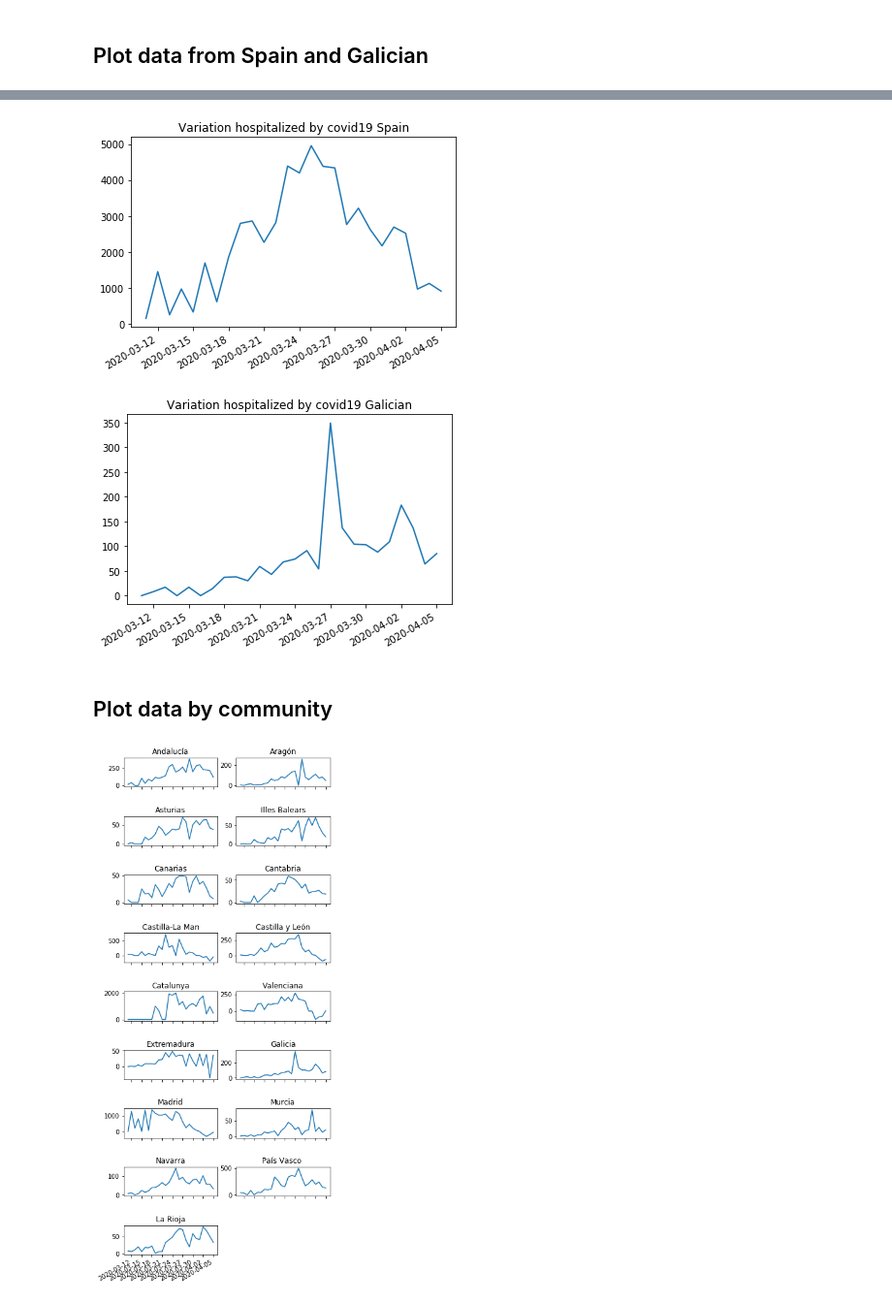
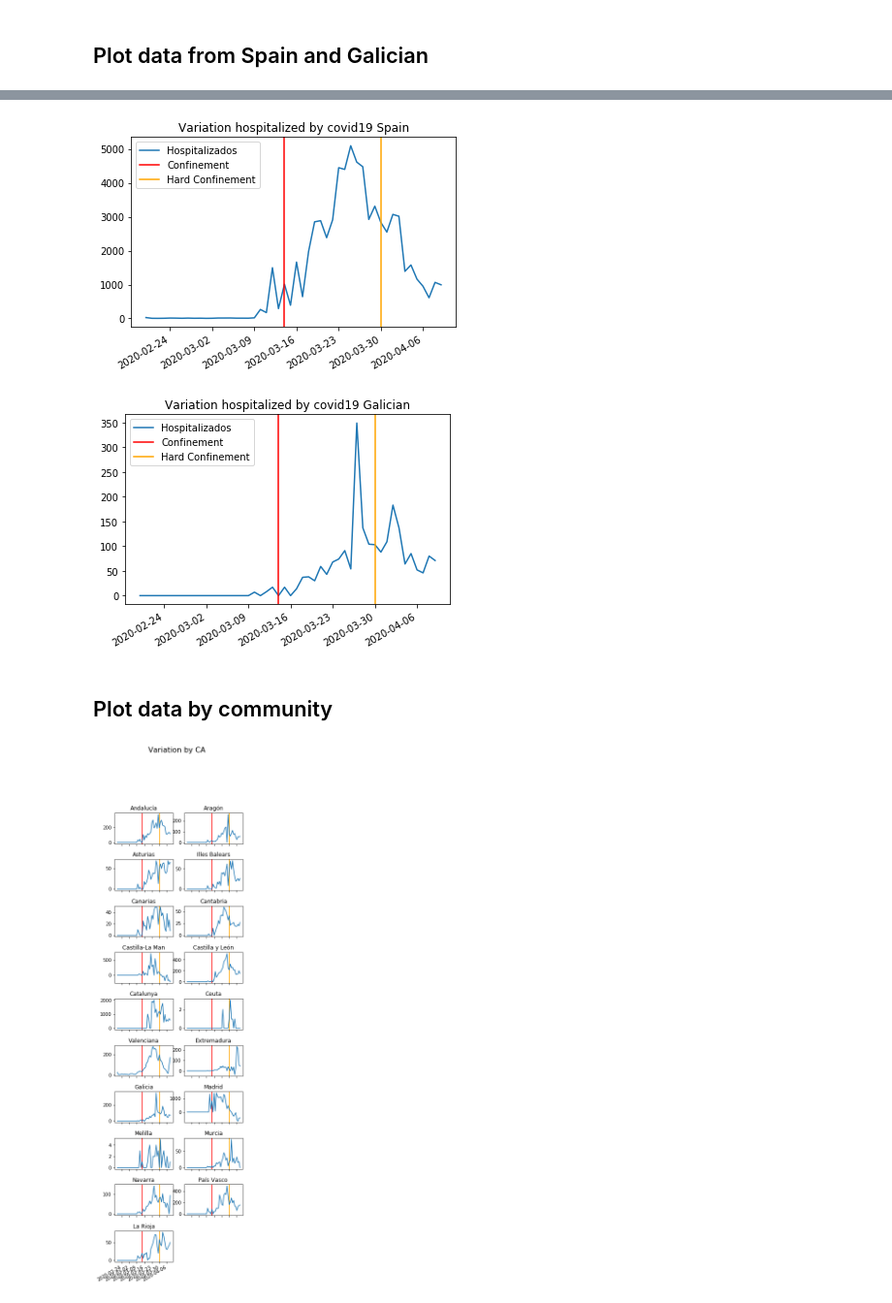
Before and after one commit to jotavaladouro/covid19, a Jupyter notebook: Coronavirus.ipynb, the cells around one changed output, grey strips where cells are left out. Shown at 97% size. Drawn from its saved outputs; the diff is of its cells as text; code cells hidden in the pictures.

```diff
--- a/Coronavirus.ipynb
+++ b/Coronavirus.ipynb
@@ -22,21 +37,25 @@ def plot(dates, value, title= "", file_to_save=None):
     if file_to_save is not None:
         fig.savefig(file_to_save)
 # %%
-def ca_get_name(code):
+def ca_get_name(code: str) -> str:
     try:
-        st=pycountry.subdivisions.get(code='ES-' + code)
-        return (st.name.split(',')[0].split('/')[0])
+        st = pycountry.subdivisions.get(code='ES-' + code)
+        return st.name.split(',')[0].split('/')[0]
     except:
         return code
+# %%
+def get_diff_hospitalized_by_day(df: pd.DataFrame) -> List:
+    return df[SZ_COLUMN_HOSPITALIZED] - df[SZ_COLUMN_HOSPITALIZED].shift(1).fillna(0)
 # %% [markdown]
 ## Get data
 Get panda dataframe with data about covid19 in Spain from the Spanish government.
 # %%
-r = requests.get(url, allow_redirects=True)
+r = requests.get(URL_FILE_CSV, allow_redirects=True)
 open('serie_historica_acumulados.csv', 'wb').write(r.content)
-df_read = pd.read_csv("serie_historica_acumulados.csv", encoding=file_encoding)
-df = df_read[columns_use].copy()
-df["Date"] = pd.to_datetime(df["Fecha"], format='%d/%m/%Y')
+df_read = pd.read_csv("serie_historica_acumulados.csv", encoding=FILE_ENCODING)
+df = df_read[COLUMNS_USE].copy()
+df["Date"] = pd.to_datetime(df[SZ_COLUMN_DATE], format='%d/%m/%Y')
+df[SZ_COLUMN_HOSPITALIZED] = df[SZ_COLUMN_HOSPITALIZED].fillna(0)
 df = df.dropna()
 # %%
 # Create data to all Spain (df_es) and Galician(df_ga)
@@ -63,41 +81,42 @@ diff_hospitalized_galician = df_ga["Hospitalizados"] - df_ga["Hospitalizados"].s
 # %%
 plot(df_es["Date"],
-     diff_hospitalized_spain,
+     get_diff_hospitalized_by_day(df_es),
      title="Variation hospitalized by covid19 Spain",
-     file_to_save="VariationSpain")
+     file_to_save=FILE_VARIATION_SP)
 # %% [output]
-[figure, old version]
+[figure, new version]
 # %%
 plot(df_ga["Date"],
-     diff_hospitalized_galician,
+      get_diff_hospitalized_by_day(df_ga),
      title="Variation hospitalized by covid19 Galician",
      file_to_save="VariationGalician")
 # %% [output]
-[figure, old version]
+[figure, new version]
 # %% [markdown]
 ## Plot data by community
 # %%
-lst_ca=list(df[sz_column_ca].unique())
-lst_ca.remove("CE")
-lst_ca.remove("ME")
+lst_ca=list(df[SZ_COLUMN_CA].unique())
 n_columns=2
 n_rows= math.ceil(len(lst_ca) /  n_columns)
 fig, ax = plt.subplots( n_rows ,
-                       n_columns)
+                       n_columns,
+                       figsize=(5, 20))
 for ca in lst_ca:
     index=lst_ca.index(ca)
     column = math.floor(index/n_columns)
     row = index - column * n_columns
-    df_tmp = df[df[sz_column_ca] == ca]
-    diff = (df_tmp["Hospitalizados"] -
-                                df_tmp["Hospitalizados"].shift(1))
+    df_ca = df[df[SZ_COLUMN_CA] == ca]
+    values = get_diff_hospitalized_by_day(df_ca)
+    ax[column, row].axvline(DATE_INIT_CONFINEMENT, color='r')
+    ax[column, row].axvline(DATE_INIT_HARD_CONFINEMENT, color='orange')
     ax[column, row].set_title(ca_get_name(ca)[:15])
-    ax[column, row].plot(df_tmp["Date"], diff)
-plt.subplots_adjust(top=3, hspace=1)
+    ax[column, row].plot(df_ca["Date"], values)
+plt.subplots_adjust(hspace=0.5)
 fig.autofmt_xdate()
 if len(lst_ca) %2 != 0:
     fig.delaxes(ax[ n_rows -1, n_columns - 1] )
-plt.show()
-fig.savefig("desglose.png", format='png')
+
+fig.suptitle("Variation by CA", fontsize=16)
+fig.savefig(FILE_VARIATION_BY_CA, format='png')
 # %% [output]
-[figure, old version]
+[figure, new version]
```
Also changed, not shown: parts of 8 cells of this notebook, 8 other files.
